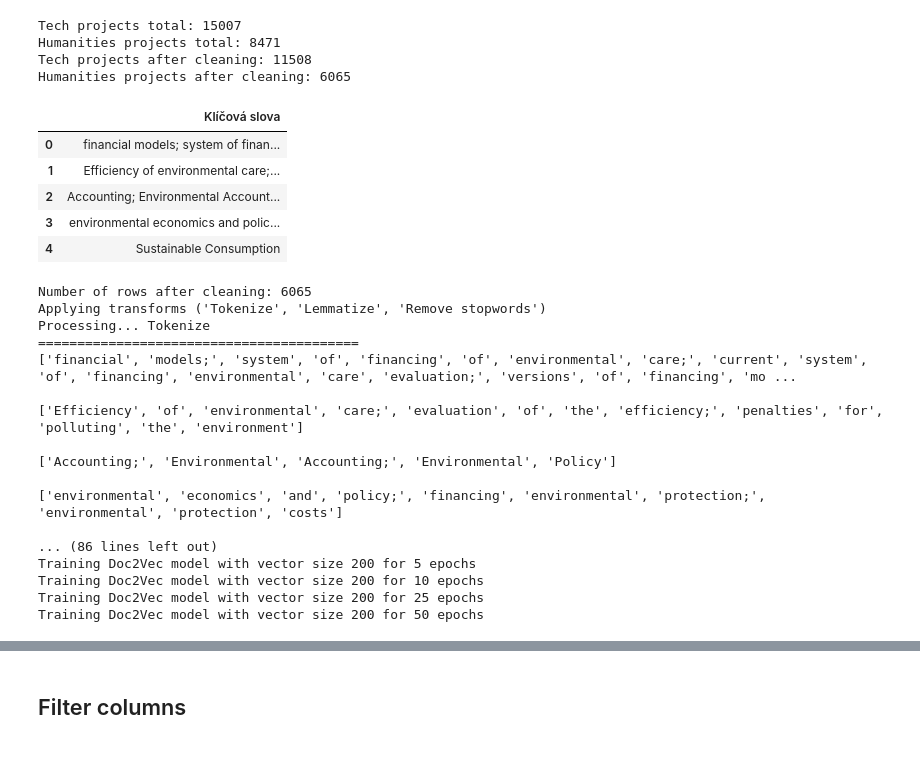
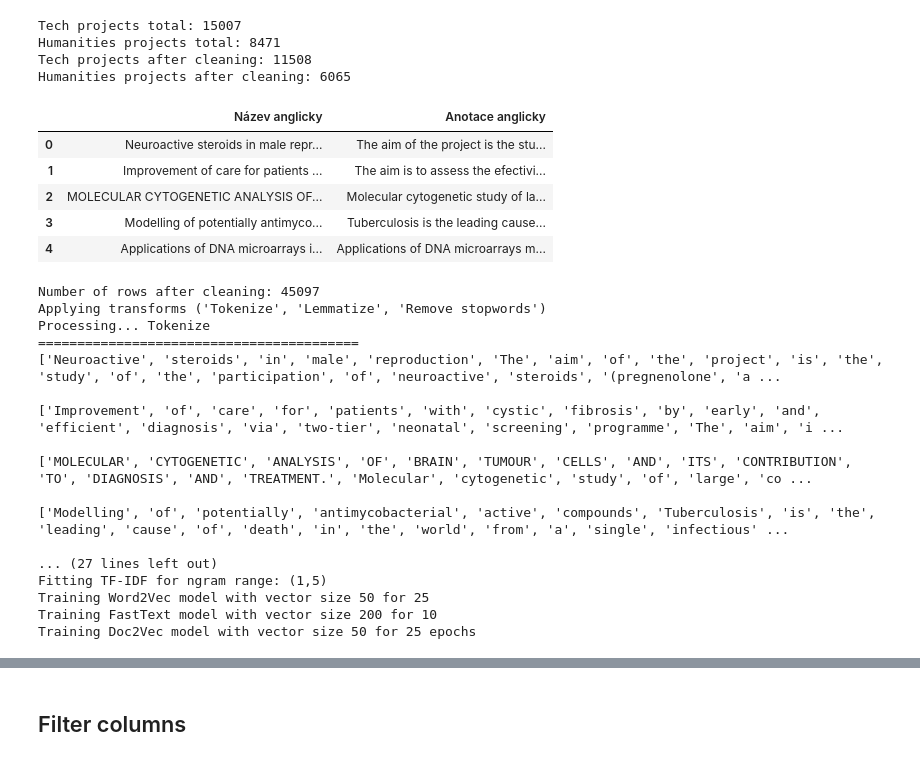
Before and after one commit to Fassty/mff, a Jupyter notebook: bachelor_thesis/notebooks/[Experiment] Vectorization.ipynb, the cells around one changed output, grey strips where cells are left out. Cells and saved outputs as stored; diff of their text form; code cells hidden in the pictures.

```diff
--- a/bachelor_thesis/notebooks/[Experiment] Vectorization.ipynb
+++ b/bachelor_thesis/notebooks/[Experiment] Vectorization.ipynb
@@ -69,8 +69,8 @@ from sklearn.feature_extraction.text import TfidfVectorizer
 
 def vectorize_using_tf_idf(data, min_n=1, max_n=5, results_dir=None):
     result = {}
-    for i in range(min_n, max_n + 1):
-        for j in range(min_n, max_n + 1):
+    for i in range(1, 2):
+        for j in range(5, 6):
             if i > j: continue
             print(f'Fitting TF-IDF for ngram range: ({i},{j})')
             transformer = TfidfVectorizer(ngram_range=(min_n, max_n))
@@ -130,8 +130,8 @@ def word2vec_train(df, vector_size, epochs, results_dir):
 
 def vectorize_using_word2vec(data, results_dir=None):
     results = {}
-    for vs in [25, 50, 100, 200]:
-        for ep in [5, 10, 25, 50]:
+    for vs in [50]:
+        for ep in [25]:
             vectorized = word2vec_train(data, vs, ep, results_dir)
             results[f'word2vec_{vs}_{ep}'] = vectorized
     return results
@@ -155,8 +155,8 @@ def doc2vec_train(data, vector_size, epochs, results_dir):
 def vectorize_using_doc2vec(data, results_dir=None):
     results = {}
     tagged_data = [TaggedDocument(words=sentence, tags=[index]) for sentence, index in zip(data, list(data.index))]
-    for vs in [25, 50, 100, 200]:
-        for ep in [5, 10, 25, 50]:
+    for vs in [50]:
+        for ep in [25]:
             vectorized = doc2vec_train(tagged_data, vs, ep, results_dir)
             results[f'doc2vec_{vs}_{ep}'] = vectorized
     return results
@@ -184,8 +184,8 @@ def fast_text_train(df, vector_size, epochs, results_dir):
 
 def vectorize_using_fasttext(data, results_dir=None):
     results = {}
-    for vs in [25, 50, 100, 200]:
-        for ep in [5, 10, 25, 50]:
+    for vs in [200]:
+        for ep in [10]:
             vectorized = fast_text_train(data, vs, ep, results_dir)
             results[f'fasttext_{vs}_{ep}'] = vectorized
     return results
@@ -366,10 +366,10 @@ import re
 from string import punctuation
 from collections import defaultdict, Counter
 
-RESULTS_DIR = 'tf_w2v_d2v_ft,kwords,lemma_stopwords,hum'
+RESULTS_DIR = 'tf_w2v_d2v_ft,kwords,lemma_stopwords'
 
 if datasource_select.value == 'Generate':
-    limited_df = VaVaI_DataFrame[VaVaI_DataFrame['Hlavní CEP obor'].isin(hum)]
+    limited_df = VaVaI_DataFrame
     selected_columns = list(multisel_columns.value)
     selected_columns_df = limited_df[selected_columns]
 
@@ -410,56 +410,56 @@ else:
     def remove_punctuation(arr):
         return [w for w in arr if w not in punctuation]
 
     def remove_stopwords(arr, mc):
         ssw = sw.union(mc)
         return [w for w in arr if w not in ssw]
 
     processed_data = processed_data.apply(remove_punctuation)
     concat = ' '.join(processed_data.apply(' '.join).str.replace('[0-9]', ''))
     from collections import Counter
     counts = Counter(concat.split())
 
     most_common = set([t[0] for t in counts.most_common(100)])
     processed_data = processed_data.apply(lambda x: remove_stopwords(x, most_common))
 
 selected_models = list(multisel_models.value)
 print(f'Using models: {selected_models}')
 
 save_dir = os.path.join('saved_models', RESULTS_DIR)
 os.makedirs(save_dir, exist_ok=True)
 
 results = {}
 for model in selected_models:
     results = {**results, **models[model](processed_data, results_dir=save_dir)}
 
 with open(os.path.join(save_dir, 'vectors.pickle'), 'wb') as handle:
     pickle.dump(results, handle, protocol=pickle.HIGHEST_PROTOCOL)
 
 #eval_using_hopkins_test(save_dir, results)
 # %% [output]
-|  | Klíčová slova |
-| 0 | financial models; system of finan... |
-| 1 | Efficiency of environmental care;... |
-| 2 | Accounting; Environmental Account... |
-| 3 | environmental economics and polic... |
-| 4 | Sustainable Consumption |
+|  | Název anglicky | Anotace anglicky |
+| 0 | Neuroactive steroids in male repr... | The aim of the project is the stu... |
+| 1 | Improvement of care for patients ... | The aim is to assess the efectivi... |
+| 2 | MOLECULAR CYTOGENETIC ANALYSIS OF... | Molecular cytogenetic study of la... |
+| 3 | Modelling of potentially antimyco... | Tuberculosis is the leading cause... |
+| 4 | Applications of DNA microarrays i... | Applications of DNA microarrays m... |
-Number of rows after cleaning: 6065
+Number of rows after cleaning: 45097
 Applying transforms ('Tokenize', 'Lemmatize', 'Remove stopwords')
 Processing... Tokenize
 =========================================
-['financial', 'models;', 'system', 'of', 'financing', 'of', 'environmental', 'care;', 'current', 'system', 'of', 'financing', 'environmental', 'care', 'evaluation;', 'versions', 'of', 'financing', 'mo ...
+['Neuroactive', 'steroids', 'in', 'male', 'reproduction', 'The', 'aim', 'of', 'the', 'project', 'is', 'the', 'study', 'of', 'the', 'participation', 'of', 'neuroactive', 'steroids', '(pregnenolone', 'a ...
 
-['Efficiency', 'of', 'environmental', 'care;', 'evaluation', 'of', 'the', 'efficiency;', 'penalties', 'for', 'polluting', 'the', 'environment']
+['Improvement', 'of', 'care', 'for', 'patients', 'with', 'cystic', 'fibrosis', 'by', 'early', 'and', 'efficient', 'diagnosis', 'via', 'two-tier', 'neonatal', 'screening', 'programme', 'The', 'aim', 'i ...
 
-['Accounting;', 'Environmental', 'Accounting;', 'Environmental', 'Policy']
+['MOLECULAR', 'CYTOGENETIC', 'ANALYSIS', 'OF', 'BRAIN', 'TUMOUR', 'CELLS', 'AND', 'ITS', 'CONTRIBUTION', 'TO', 'DIAGNOSIS', 'AND', 'TREATMENT.', 'Molecular', 'cytogenetic', 'study', 'of', 'large', 'co ...
 
-['environmental', 'economics', 'and', 'policy;', 'financing', 'environmental', 'protection;', 'environmental', 'protection', 'costs']
+['Modelling', 'of', 'potentially', 'antimycobacterial', 'active', 'compounds', 'Tuberculosis', 'is', 'the', 'leading', 'cause', 'of', 'death', 'in', 'the', 'world', 'from', 'a', 'single', 'infectious' ...
 
-... (86 lines left out)
-Training Doc2Vec model with vector size 200 for 5 epochs
-Training Doc2Vec model with vector size 200 for 10 epochs
-Training Doc2Vec model with vector size 200 for 25 epochs
-Training Doc2Vec model with vector size 200 for 50 epochs
+... (27 lines left out)
+Fitting TF-IDF for ngram range: (1,5)
+Training Word2Vec model with vector size 50 for 25
+Training FastText model with vector size 200 for 10
+Training Doc2Vec model with vector size 50 for 25 epochs
 # %%
 import pickle
 from collections import defaultdict
```
Also changed, not shown: parts of 7 cells of this notebook, 4 other files.
